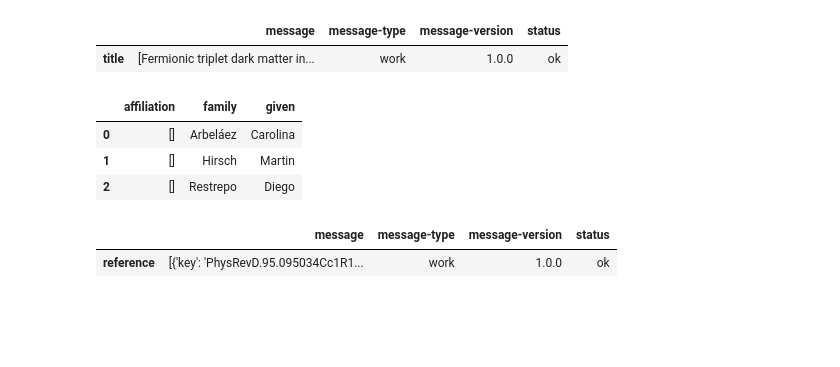
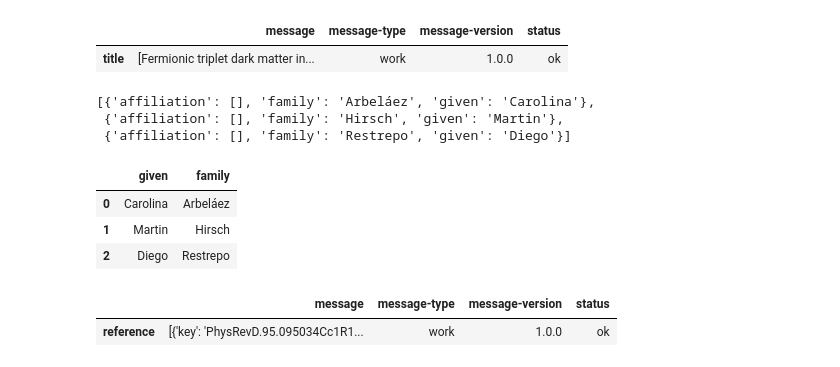
Before and after one commit to restrepo/data-analysis, a Jupyter notebook: Pandas.ipynb, the cells around one changed output. Saved outputs shown, nothing was run; the diff lists cells and outputs as text; code cells hidden in the pictures; blank space fills up the shorter version.

```diff
--- a/Pandas.ipynb
+++ b/Pandas.ipynb
@@ -292,13 +357,19 @@ doi.loc[['title']]
 # %% [output]
 |  | message | message-type | message-version | status |
 | title | [Fermionic triplet dark matter in... | work | 1.0.0 | ok |
+# %%
+doi.loc[['author']]['message'].values[0]
+# %% [output]
+[{'affiliation': [], 'family': 'Arbeláez', 'given': 'Carolina'},
+ {'affiliation': [], 'family': 'Hirsch', 'given': 'Martin'},
+ {'affiliation': [], 'family': 'Restrepo', 'given': 'Diego'}]
 # %%
-pd.DataFrame( doi.loc[['author']]['message'].values[0] )
+pd.DataFrame( doi.loc[['author']]['message'].values[0] )[['given','family']]
 # %% [output]
-|  | affiliation | family | given |
-| 0 | [] | Arbeláez | Carolina |
-| 1 | [] | Hirsch | Martin |
-| 2 | [] | Restrepo | Diego |
+|  | given | family |
+| 0 | Carolina | Arbeláez |
+| 1 | Martin | Hirsch |
+| 2 | Diego | Restrepo |
 # %%
 doi.loc[['reference']]
 # %% [output]
```
Also changed, not shown: parts of 15 cells of this notebook.
